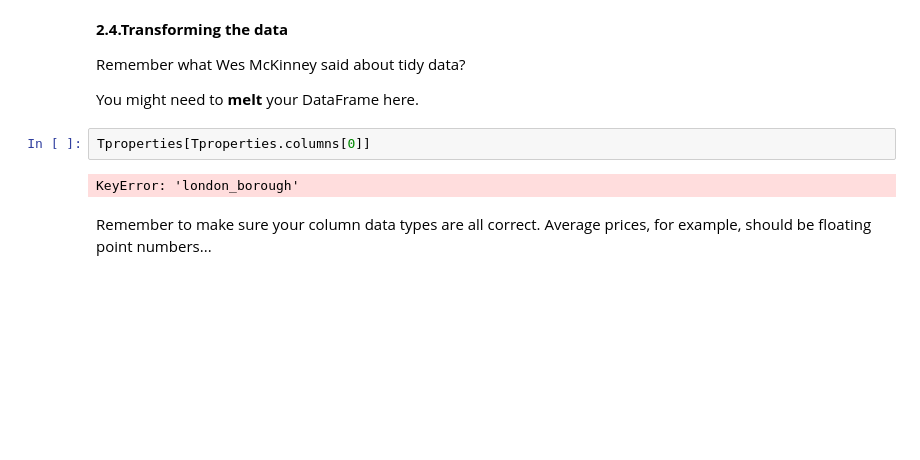
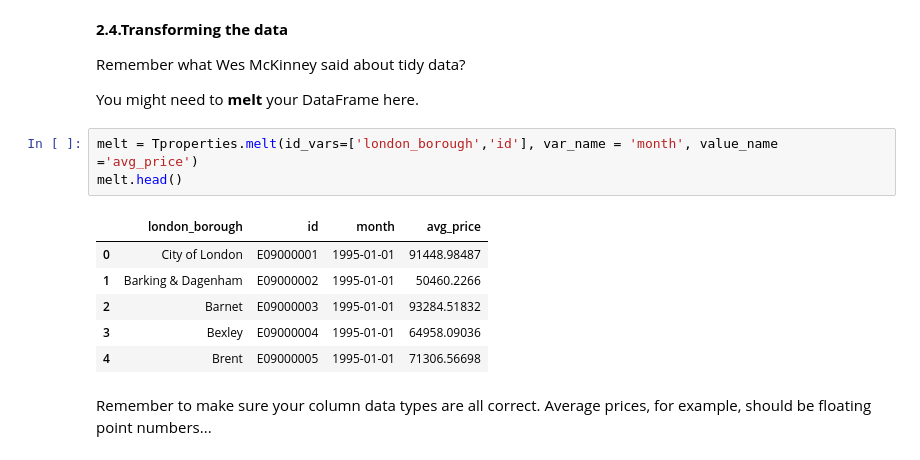
Before and after one commit to prem-0217/exercises, a Jupyter notebook: Unit 4 Challenge - Tier 3.ipynb, the cells around one changed output. Drawn from its saved outputs; the diff is of its cells as text; blank space fills up the shorter version.

```diff
--- a/Unit 4 Challenge - Tier 3.ipynb
+++ b/Unit 4 Challenge - Tier 3.ipynb
@@ -151,9 +156,15 @@ Tproperties.head()
 Remember what Wes McKinney said about tidy data?
 
 You might need to **melt** your DataFrame here.
-# %%
-Tproperties[Tproperties.columns[0]]
-# %% [output]
-KeyError: 'london_borough'
+# %%
+melt = Tproperties.melt(id_vars=['london_borough','id'], var_name = 'month', value_name ='avg_price')
+melt.head()
+# %% [output]
+|  | london_borough | id | month | avg_price |
+| 0 | City of London | E09000001 | 1995-01-01 | 91448.98487 |
+| 1 | Barking & Dagenham | E09000002 | 1995-01-01 | 50460.2266 |
+| 2 | Barnet | E09000003 | 1995-01-01 | 93284.51832 |
+| 3 | Bexley | E09000004 | 1995-01-01 | 64958.09036 |
+| 4 | Brent | E09000005 | 1995-01-01 | 71306.56698 |
 # %% [markdown]
 Remember to make sure your column data types are all correct. Average prices, for example, should be floating point numbers...
```
Also changed, not shown: parts of 11 cells of this notebook.
